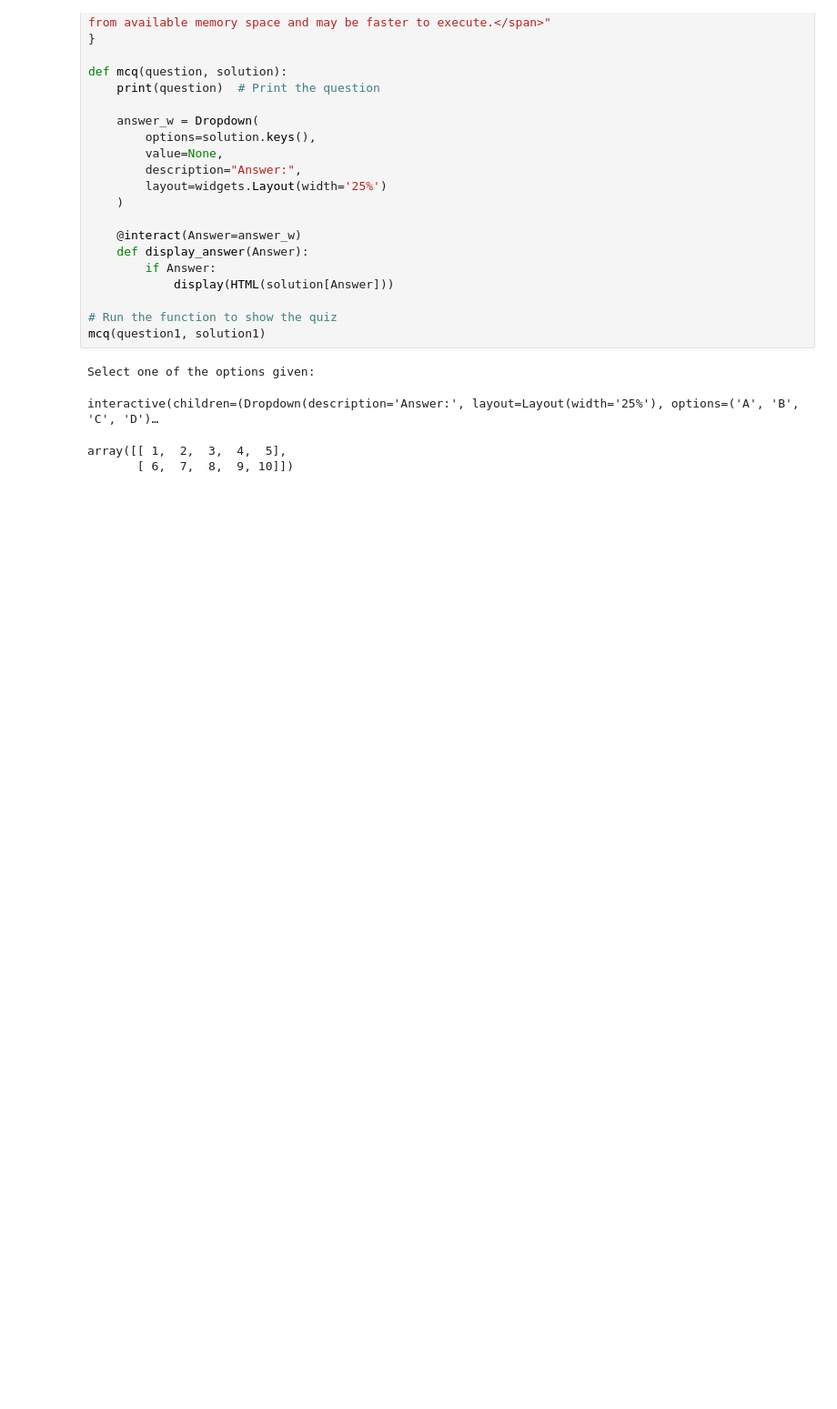
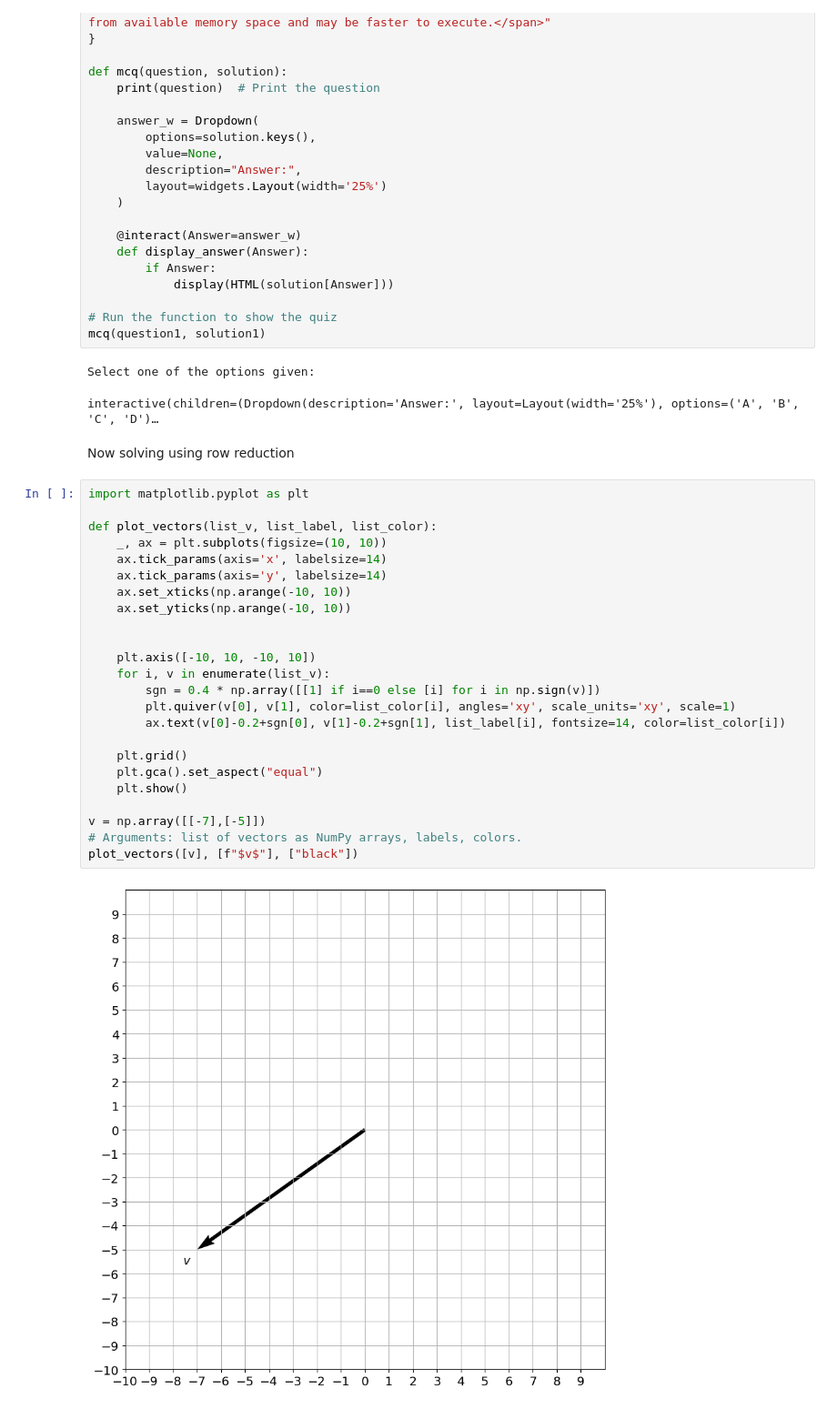
Before and after one commit to UsamaAliK/Numpy, a Jupyter notebook: NUMPY.ipynb, the cells around one changed output. Shown at 91% size. Cells and saved outputs as stored; diff of their text form; blank space fills up the shorter version.

```diff
--- a/NUMPY.ipynb
+++ b/NUMPY.ipynb
@@ -596,7 +597,31 @@ mcq(question1, solution1)
 # %% [output]
 Select one of the options given:
 interactive(children=(Dropdown(description='Answer:', layout=Layout(width='25%'), options=('A', 'B', 'C', 'D')…
+# %% [markdown]
+Now solving using row reduction
 # %%
+import matplotlib.pyplot as plt
+
+def plot_vectors(list_v, list_label, list_color):
+    _, ax = plt.subplots(figsize=(10, 10))
+    ax.tick_params(axis='x', labelsize=14)
+    ax.tick_params(axis='y', labelsize=14)
+    ax.set_xticks(np.arange(-10, 10))
+    ax.set_yticks(np.arange(-10, 10))
+
+
+    plt.axis([-10, 10, -10, 10])
+    for i, v in enumerate(list_v):
+        sgn = 0.4 * np.array([[1] if i==0 else [i] for i in np.sign(v)])
+        plt.quiver(v[0], v[1], color=list_color[i], angles='xy', scale_units='xy', scale=1)
+        ax.text(v[0]-0.2+sgn[0], v[1]-0.2+sgn[1], list_label[i], fontsize=14, color=list_color[i])
+
+    plt.grid()
+    plt.gca().set_aspect("equal")
+    plt.show()
+
+v = np.array([[-7],[-5]])
+# Arguments: list of vectors as NumPy arrays, labels, colors.
+plot_vectors([v], [f"$v$"], ["black"])
 # %% [output]
-array([[ 1,  2,  3,  4,  5],
-       [ 6,  7,  8,  9, 10]])
+[figure, added]
```
Also changed, not shown: parts of 1 cell of this notebook.
